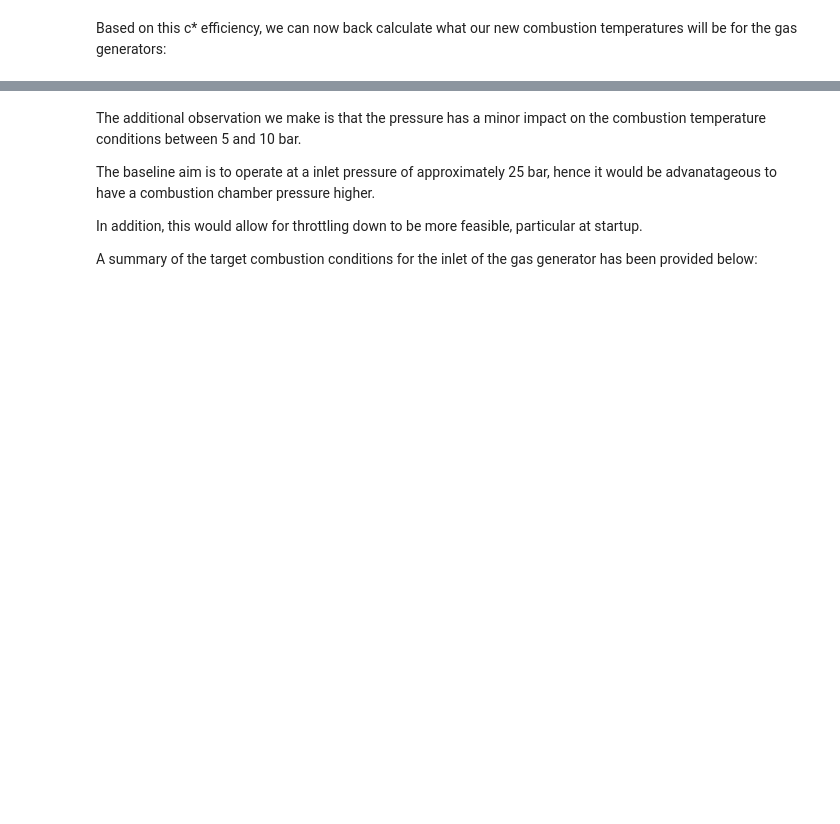
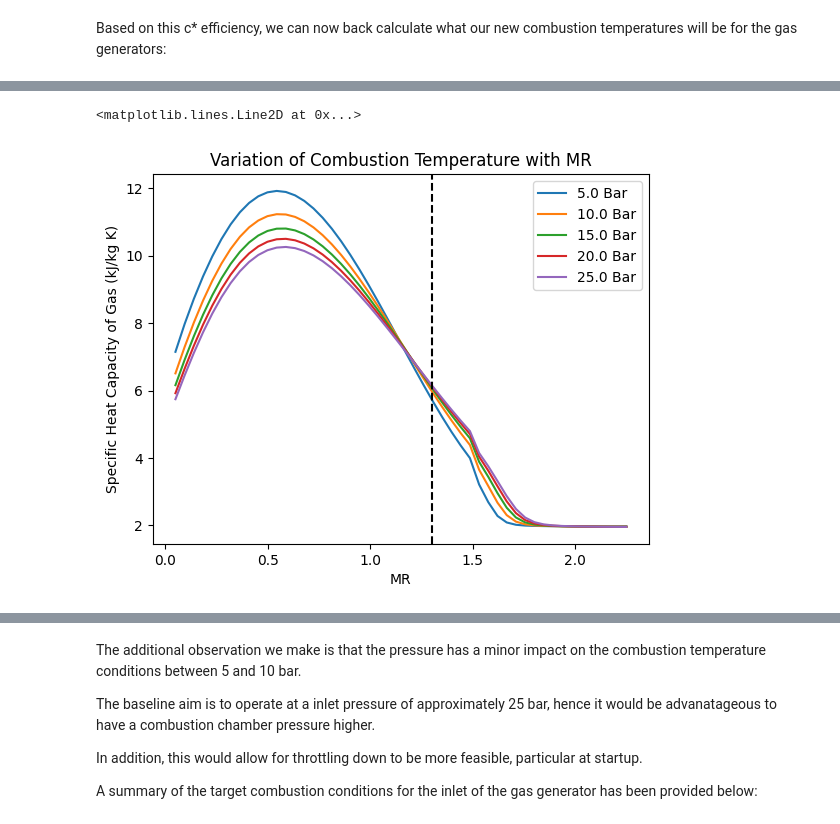
Before and after one commit to EliasAoubala/MermaidManBarnacleBoy, a Jupyter notebook: docs/turbine.ipynb, the cells around one changed output, grey strips where cells are left out. Saved outputs shown, nothing was run; the diff lists cells and outputs as text; code cells hidden in the pictures; blank space fills up the shorter version.

```diff
--- a/docs/turbine.ipynb
+++ b/docs/turbine.ipynb
@@ -142,0 +146,41 @@ plt.axhline(800, linestyle="--", color="k")
+# %%
+P_array = np.linspace(5, 25, 5)
+
+O_F_array = np.linspace(0.05, 2.25, 50)
+
+cp_add_array = np.zeros((O_F_array.size, P_array.size))
+
+T_add_array = np.zeros((O_F_array.size, P_array.size))
+
+i = 0
+for o_f in O_F_array:
+
+    k= 0
+    for P in P_array:
+
+        Cp_add = cea.get_Chamber_Cp(Pc=P, MR=o_f)
+
+        cp_add_array[i, k]  = Cp_add
+
+        T_add = cea.get_Temperatures(Pc=P, MR=o_f)[0]
+
+        T_add_array[i, k]  = T_add
+
+        k += 1
+
+    i += 1
+# %%
+i = 0
+for row in P_array:
+    plt.plot(O_F_array, cp_add_array[:, i]/1e3, label = f"{row} Bar")
+
+    i += 1
+
+plt.legend()
+plt.xlabel("MR")
+plt.ylabel("Specific Heat Capacity of Gas (kJ/kg K)")
+plt.title("Variation of Combustion Temperature with MR")
+plt.axvline(1.3, linestyle="--", color="k")
+# %% [output]
+<matplotlib.lines.Line2D at 0x...>
+[figure, added]
```
Also changed, not shown: parts of 81 cells of this notebook.
